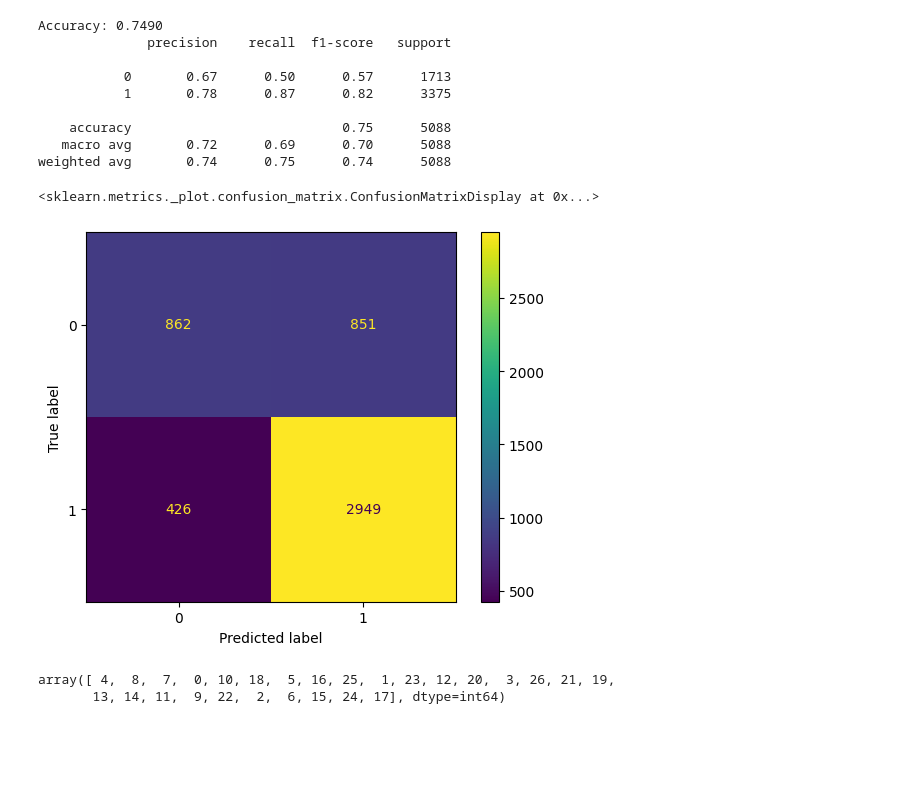
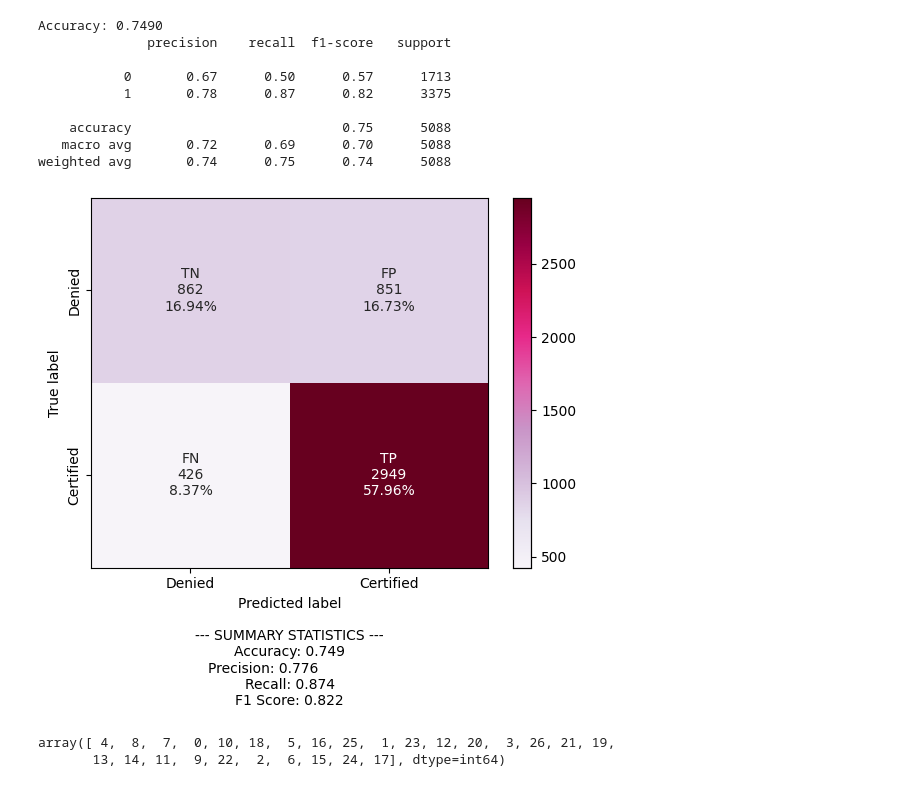
Before and after one commit to wanyingng/visa-approval-prediction, a Jupyter notebook: notebook/model_training.ipynb, the cells around one changed output. Drawn from its saved outputs; the diff is of its cells as text; code cells hidden in the pictures; blank space fills up the shorter version.

Commit message:
feat: add Confusion Matrix

```diff
--- a/notebook/model_training.ipynb
+++ b/notebook/model_training.ipynb
@@ -1330,11 +1436,16 @@ Accuracy: 0.7490
     accuracy                           0.75      5088
    macro avg       0.72      0.69      0.70      5088
 weighted avg       0.74      0.75      0.74      5088
-# %%
-cmd.from_estimator(best_model, X_test, y_test)
-# %% [output]
-<sklearn.metrics._plot.confusion_matrix.ConfusionMatrixDisplay at 0x...>
-[figure, removed]
+# %%
+# Get the confusion matrix
+cf_matrix = confusion_matrix(y_test, y_pred)
+
+# Plot the confusion matrix
+labels = ['TN','FP','FN','TP']
+categories = ['Denied', 'Certified']
+make_confusion_matrix(cf_matrix, group_names=labels, categories=categories, cmap='PuRd')
+# %% [output]
+[figure, added]
 # %%
 np.argsort(best_model.feature_importances_)
 # %% [output]
```
Also changed, not shown: parts of 4 cells of this notebook.
